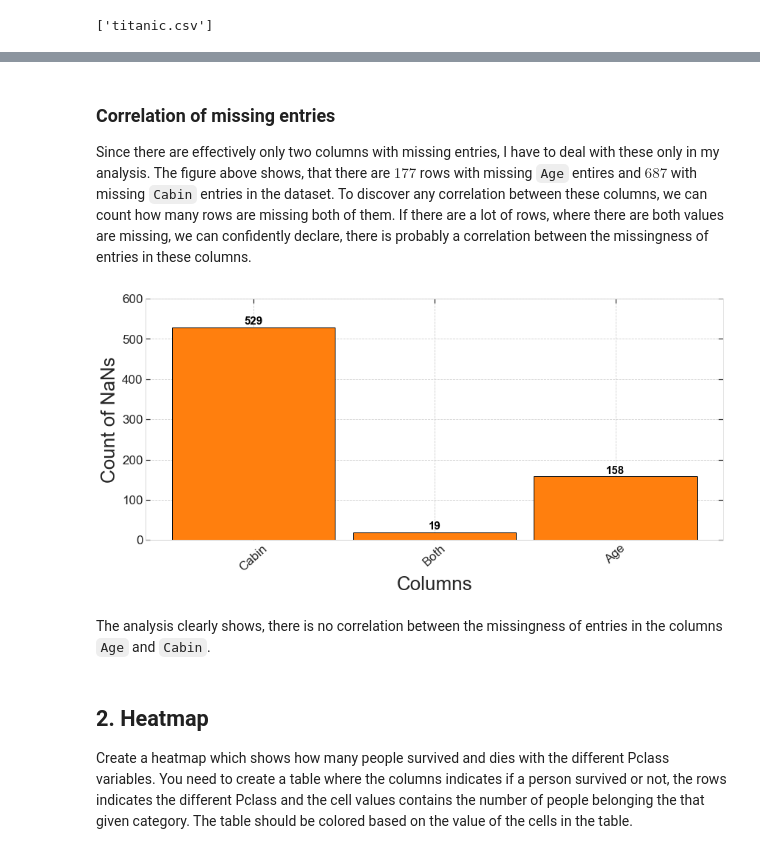
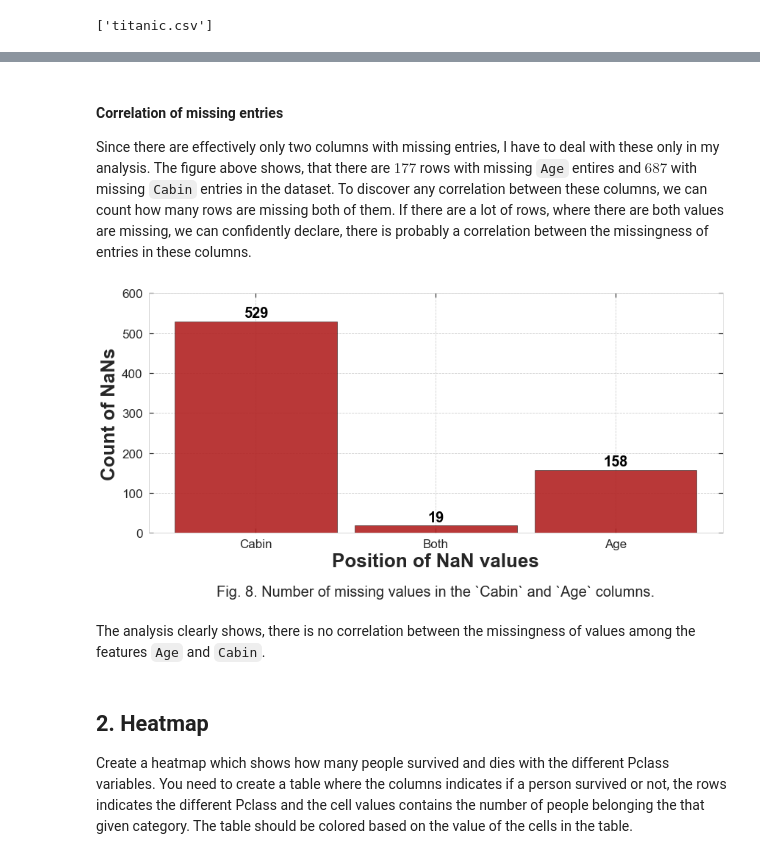
Before and after one commit to masterdesky/ELTE-data-mining-2020, a Jupyter notebook: Homeworks/Week 1/homework_1.ipynb, the cells around one changed output, grey strips where cells are left out. Drawn from its saved outputs; the diff is of its cells as text; code cells hidden in the pictures.

```diff
--- a/Homeworks/Week 1/homework_1.ipynb
+++ b/Homeworks/Week 1/homework_1.ipynb
@@ -124,0 +247,7 @@ display(df.tail())
+# %%
+lat = []
+long = []
+for c in list(embark_lut.values()):
+    loc = geolocator.geocode(c)
+    lat.append(loc.latitude)
+    long.append(loc.longitude)
@@ -124,0 +282,3 @@ display(df.tail())
+# %%
+sibling_col = df['SibSp']
+sibling_count = np.unique(sibling_col, return_counts=True)
@@ -124,0 +315,3 @@ display(df.tail())
+# %%
+parch_col = df['Parch']
+parch_count = np.unique(parch_col, return_counts=True)
@@ -155,20 +441,25 @@ Embarked                   2
 # %%
 nrows = 1
 ncols = 1
-fig, axes = plt.subplots(nrows, ncols, figsize=(ncols*15, nrows*9))
+fig, axes = plt.subplots(nrows, ncols, figsize=(ncols*14, nrows*6))
 
 axes.bar(nan_count.index, nan_count.values, width=0.9,
-         color='tab:orange', ec='black', align='center')
+         color=nan_color, alpha=alpha,
+         ec='black', lw=0.5, align='center')
 # Write height value of bars over them for clarity
 for i, v in enumerate(nan_count):
     if v != 0:
-        axes.text(x=i, y=(v+14), s=str(v),
+        axes.text(x=i, y=(v+axistextsize), s=str(v),
                   ha='center', va='center',
                   color='black',
                   fontsize=axistextsize, fontweight='bold')
+# Just for the over-bar number to look better
+axes.set_ylim(None, 750)
 
-axes.set_xlabel('Columns', fontsize=axislabelsize)
-axes.set_ylabel('Count of NaNs', fontsize=axislabelsize)
+axes.set_title('Fig. 7. Number of missing values in the dataset by columns',
+               fontsize=axistitlesize, y=-0.45)
+axes.set_xlabel('Feature columns', fontsize=axislabelsize, fontweight='bold', labelpad=-20)
+axes.set_ylabel('Count of NaNs', fontsize=axislabelsize, fontweight='bold')
 axes.tick_params(axis='both', which='major', labelsize=axisticksize)
 axes.tick_params(axis='x', which='major', rotation=42)
 
@@ -178,5 +469,5 @@ plt.show()
 # %% [markdown]
-### Correlation of missing entries
+#### Correlation of missing entries
 
 Since there are effectively only two columns with missing entries, I have to deal with these only in my analysis. The figure above shows, that there are $177$ rows with missing `Age` entires and $687$ with missing `Cabin` entries in the dataset. To discover any correlation between these columns, we can count how many rows are missing both of them. If there are a lot of rows, where there are both values are missing, we can confidently declare, there is probably a correlation between the missingness of entries in these columns.
 # %%
@@ -191,29 +482,31 @@ corr_plot_y = [nan_rows_cab, nan_rows_age, nan_rows_both]
 # %%
 nrows = 1
 ncols = 1
 fig, axes = plt.subplots(nrows, ncols, figsize=(ncols*14, nrows*6))
 
 axes.bar(corr_plot_x, corr_plot_y, width=0.9,
-         color='tab:orange', ec='black', align='center')
+         color=nan_color, alpha=alpha,
+         ec='black', lw=0.5, align='center')
 # Write height value of bars over them for clarity
 for i, v in enumerate(corr_plot_y):
-    axes.text(x=i, y=(v+14), s=str(int(v)),
+    axes.text(x=i, y=(v+axistextsize), s=str(int(v)),
               ha='center', va='center',
               color='black',
               fontsize=axistextsize, fontweight='bold')
 # Just for the over-bar number to look better
 axes.set_ylim(None, 600)
 
-axes.set_xlabel('Columns', fontsize=axislabelsize)
-axes.set_ylabel('Count of NaNs', fontsize=axislabelsize)
-axes.tick_params(axis='both', which='major', labelsize=axisticksize)
-axes.tick_params(axis='x', which='major', rotation=42)
+axes.set_title('Fig. 8. Number of missing values in the `Cabin` and `Age` columns.',
+               fontsize=axistitlesize, y=-0.28)
+axes.set_xlabel('Position of NaN values', fontsize=axislabelsize, fontweight='bold')
+axes.set_ylabel('Count of NaNs', fontsize=axislabelsize, fontweight='bold')
+axes.tick_params(axis='both', which='major', labelsize=axisticksize, pad=8)
 
 plt.show()
 # %% [output]
-[figure, old version]
+[figure, new version]
 # %% [markdown]
-The analysis clearly shows, there is no correlation between the missingness of entries in the columns `Age` and `Cabin`.
+The analysis clearly shows, there is no correlation between the missingness of values among the features `Age` and `Cabin`.
 # %% [markdown]
 ## 2. Heatmap
 Create a heatmap which shows how many people survived and dies with the different Pclass variables. You need to create a table where the columns indicates if a person survived or not, the rows indicates the different Pclass and the cell values contains the number of people belonging the that given category. The table should be colored based on the value of the cells in the table.
```
Also changed, not shown: parts of 59 cells of this notebook, 1 other file.
